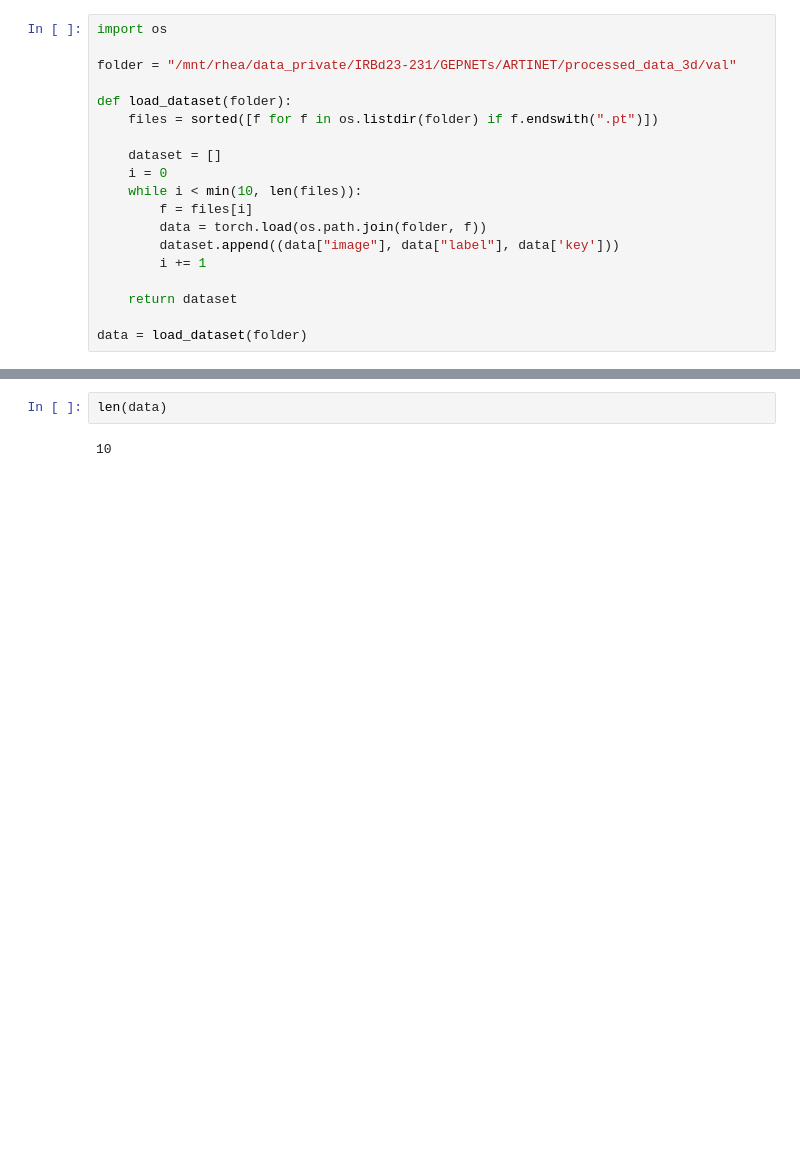
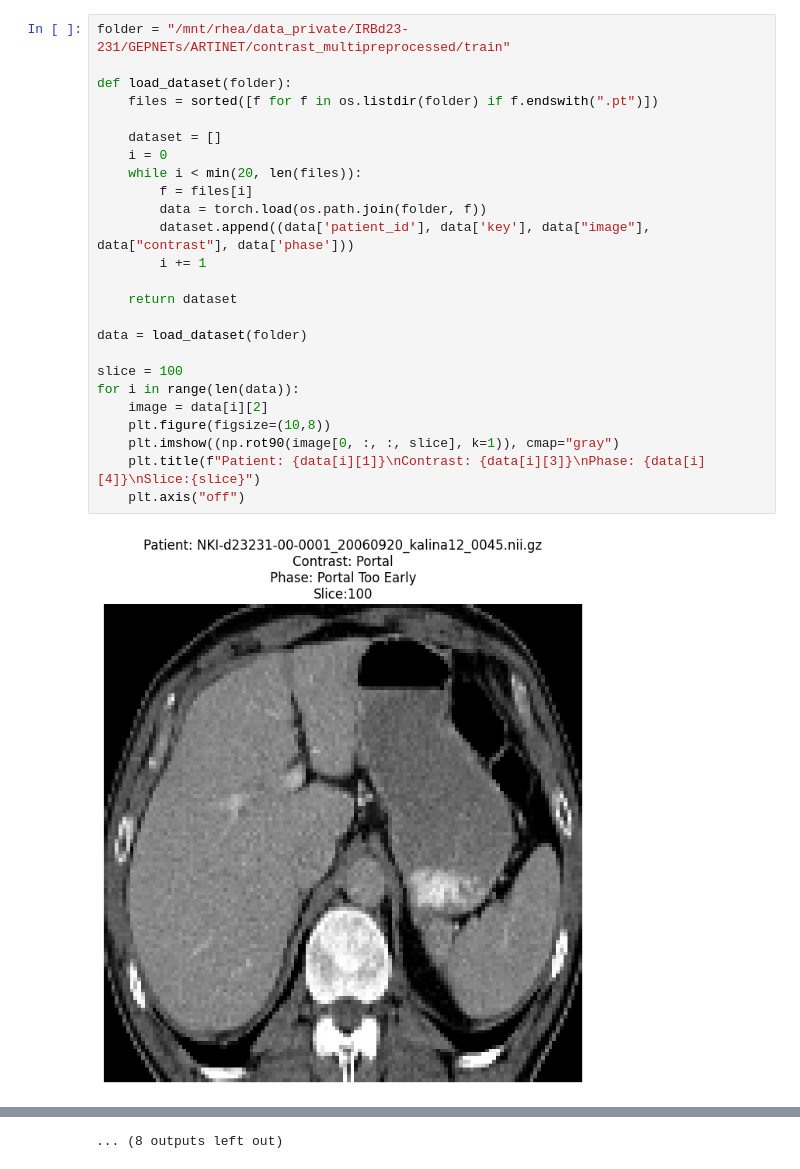
Before and after one commit to ljestaciocerquin/contrast_phase, a Jupyter notebook: Preprocessing/inspect.ipynb, the cells around one changed output, grey strips where cells are left out. Drawn from its saved outputs; the diff is of its cells as text; blank space fills up the shorter version.

```diff
--- a/Preprocessing/inspect.ipynb
+++ b/Preprocessing/inspect.ipynb
@@ -3,19 +8,27 @@ import torch
 # %%
-import os
-
-folder = "/mnt/rhea/data_private/IRBd23-231/GEPNETs/ARTINET/processed_data_3d/val"
+folder = "/mnt/rhea/data_private/IRBd23-231/GEPNETs/ARTINET/contrast_multipreprocessed/train"
 
 def load_dataset(folder):
     files = sorted([f for f in os.listdir(folder) if f.endswith(".pt")])
 
     dataset = []
     i = 0
-    while i < min(10, len(files)):
+    while i < min(20, len(files)):
         f = files[i]
         data = torch.load(os.path.join(folder, f))
-        dataset.append((data["image"], data["label"], data['key']))
+        dataset.append((data['patient_id'], data['key'], data["image"], data["contrast"], data['phase']))
         i += 1
 
     return dataset
 
 data = load_dataset(folder)
+
+slice = 100
+for i in range(len(data)):
+    image = data[i][2]
+    plt.figure(figsize=(10,8))
+    plt.imshow((np.rot90(image[0, :, :, slice], k=1)), cmap="gray")
+    plt.title(f"Patient: {data[i][1]}\nContrast: {data[i][3]}\nPhase: {data[i][4]}\nSlice:{slice}")
+    plt.axis("off")
+# %% [output]
+[figure, added]
@@ -22,4 +46 @@ data = load_dataset(folder)
+... (8 outputs left out)
-# %%
-len(data)
-# %% [output]
-10
```
Also changed, not shown: parts of 10 cells of this notebook, 6 other files.
